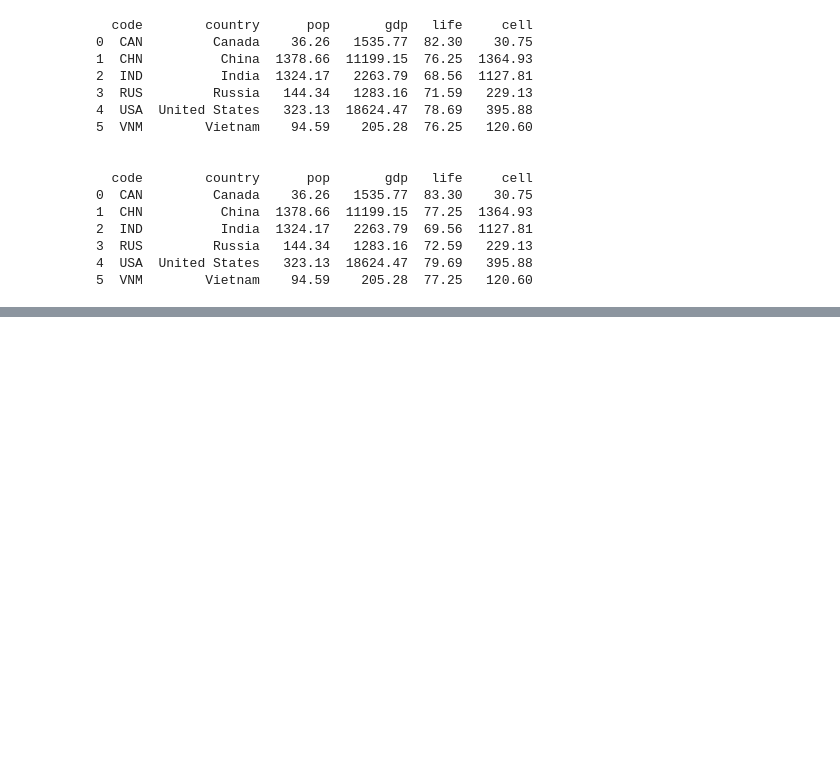
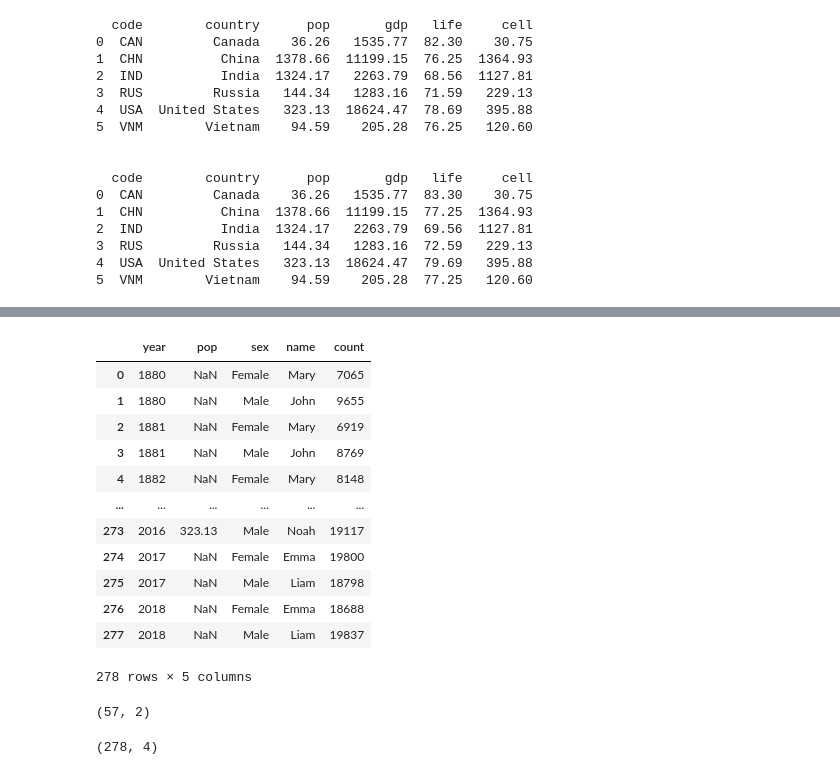
Before and after one commit to ernbilen/Data200_Fall22, a Jupyter notebook: notes/Pandas-intro.ipynb, the cells around one changed output, grey strips where cells are left out. Cells and saved outputs as stored; diff of their text form; code cells hidden in the pictures; blank space fills up the shorter version.

```diff
--- a/notes/Pandas-intro.ipynb
+++ b/notes/Pandas-intro.ipynb
@@ -560,0 +776,25 @@ print(ind2)
+# %%
+# equivalent to the cell above
+ind_table.merge(topnames,on='year',how='right')
+# %% [output]
+|  | year | pop | sex | name | count |
+| 0 | 1880 | NaN | Female | Mary | 7065 |
+| 1 | 1880 | NaN | Male | John | 9655 |
+| 2 | 1881 | NaN | Female | Mary | 6919 |
+| 3 | 1881 | NaN | Male | John | 8769 |
+| 4 | 1882 | NaN | Female | Mary | 8148 |
+| ... | ... | ... | ... | ... | ... |
+| 273 | 2016 | 323.13 | Male | Noah | 19117 |
+| 274 | 2017 | NaN | Female | Emma | 19800 |
+| 275 | 2017 | NaN | Male | Liam | 18798 |
+| 276 | 2018 | NaN | Female | Emma | 18688 |
+| 277 | 2018 | NaN | Male | Liam | 19837 |
+278 rows × 5 columns
+# %%
+ind_table.shape
+# %% [output]
+(57, 2)
+# %%
+topnames.shape
+# %% [output]
+(278, 4)
```
Also changed, not shown: parts of 30 cells of this notebook.
